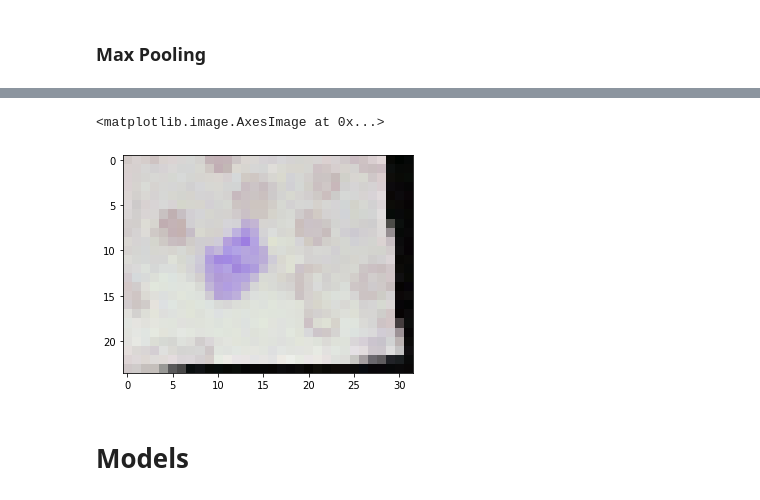
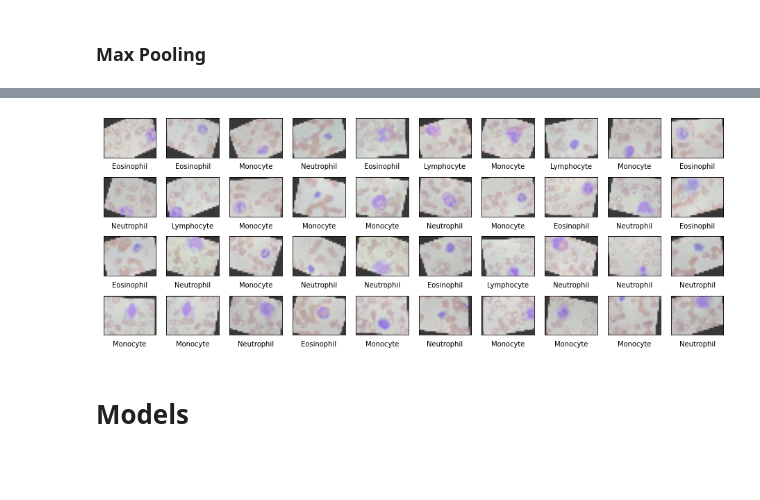
Before and after one commit to noamya-sh/Blood-Cells-ML-Course, a Jupyter notebook: Final Project - Blood cells.ipynb, the cells around one changed output, grey strips where cells are left out. Saved outputs shown, nothing was run; the diff lists cells and outputs as text; code cells hidden in the pictures; blank space fills up the shorter version.

```diff
--- a/Final Project - Blood cells.ipynb
+++ b/Final Project - Blood cells.ipynb
@@ -330,11 +327,11 @@ for i, path in enumerate(image_paths):
 # %%
 def reduce_colors(x_train,x_test):
     x_train = x_train.values.reshape(-1, 19200, 3)
-    x_train =  x_train.tolist()
     x_test = x_test.values.reshape(-1, 19200, 3)
-    x_test =  x_test.tolist()
-    random_samples = random.sample(x_train, k=20)
-    combined_data = np.concatenate(random_samples, axis=0)
+    random_indices = random.sample(range(len(x_train)), k=20)
+    random_samples_train = x_train[random_indices]
+
+    combined_data = np.concatenate(random_samples_train, axis=0)
     # Apply k-means clustering
     kmeans = KMeans(n_clusters=9, random_state=42, n_init=10)
     kmeans.fit(combined_data)
@@ -356,3 +353,12 @@ def reduce_colors(x_train,x_test):
     return train, test
 # %%
 df_train_reduced_pca, df_test_reduced_pca = reduce_colors(df_train_reconstructed_pca,df_test_reconstructed_pca)
+# %%
+df_train_reduced_pca = np.array(df_train_reduced_pca).reshape(-1,19200*3)
+df_test_reduced_pca = np.array(df_test_reduced_pca).reshape(-1,19200*3)
+# %%
+df_train_reduced_pca = pd.DataFrame(df_train_reduced_pca)
+df_test_reduced_pca = pd.DataFrame(df_test_reduced_pca)
+# %%
+img = df_train_reduced_pca.iloc[8, :] / 255
+plt.imshow(np.array(img).reshape(120, 160, 3))
@@ -377,11 +388,20 @@ def max_pooling(df):
 df_train_max_pool = max_pooling(pd.DataFrame(df_train_reconstructed_pca))
 df_test_max_pool = max_pooling(pd.DataFrame(df_test_reconstructed_pca))
 # %%
-img = df_train_max_pool.iloc[5, :] / 255
-plt.imshow(np.array(img).reshape(24, 32, 3))
+label = ["Monocyte", "Lymphocyte", "Neutrophil", "Eosinophil"]
+input_data = df_train_max_pool
+target = df_train.iloc[:, -1]
+plt.figure(figsize=(16,6))
+
+for i in range(40):
+    plt.subplot(4,10, i+1)
+    plt.xticks([])
+    plt.yticks([])
+    img = input_data.iloc[i, :] / 255
+    plt.imshow(np.array(img).reshape(24,32,3))
+    plt.xlabel(label[int(target[i])-1])
 # %% [output]
-<matplotlib.image.AxesImage at 0x...>
-[figure, old version]
+[figure, new version]
 # %%
 df_train_max_pool = df_train_max_pool.join(df_train.iloc[:, -1])
 df_test_max_pool = df_test_max_pool.join(df_test.iloc[:, -1])
```
Also changed, not shown: parts of 23 cells of this notebook.
